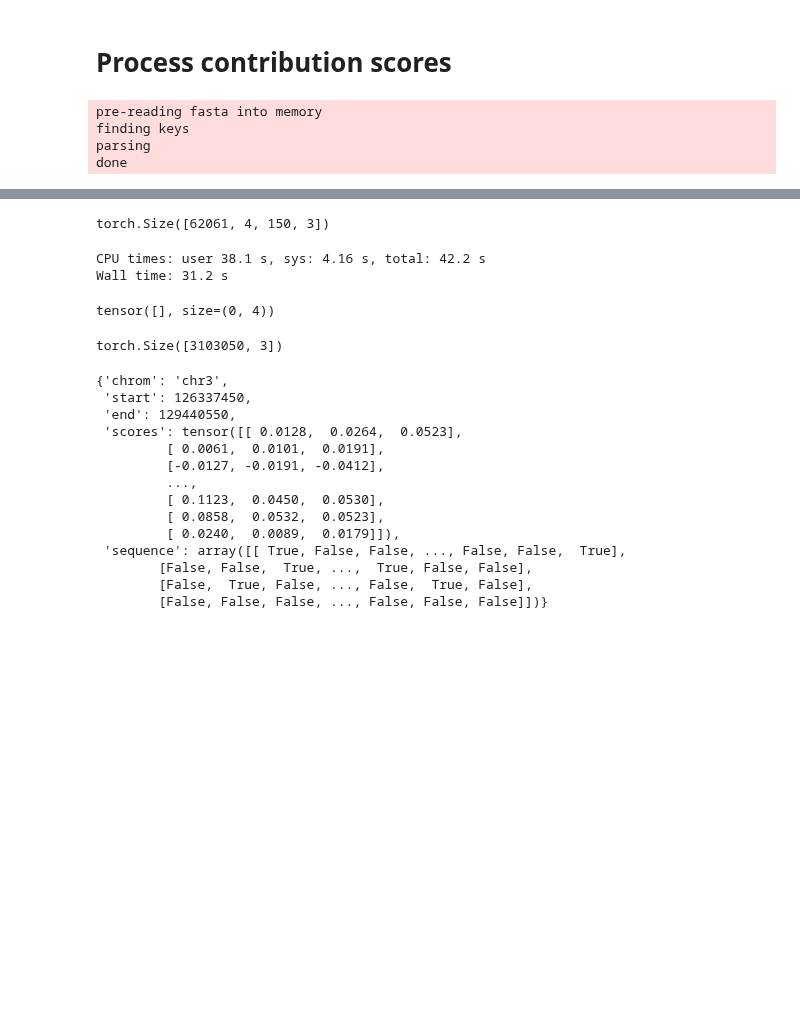
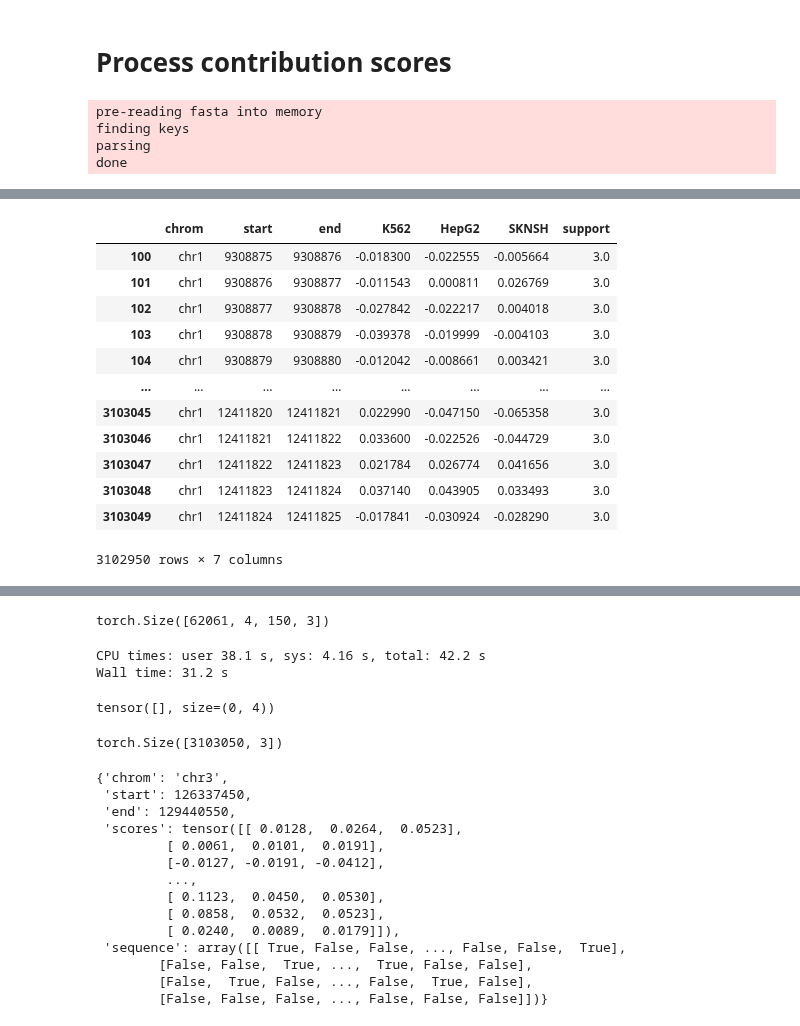
Before and after one commit to sjgosai/boda2, a Jupyter notebook: analysis/SG019__dsub_contrib_scores/stitch_contrib_scores.ipynb, the cells around one changed output, grey strips where cells are left out. Cells and saved outputs as stored; diff of their text form; code cells hidden in the pictures; blank space fills up the shorter version.

```diff
--- a/analysis/SG019__dsub_contrib_scores/stitch_contrib_scores.ipynb
+++ b/analysis/SG019__dsub_contrib_scores/stitch_contrib_scores.ipynb
@@ -101,10 +137,36 @@ def process_chunk(scores, positions, fasta, contig_keys=None):
         'start'   : positions[0,1],
         'end'     : positions[-1,2],
         'scores'  : agg_scores,
+        'support' : torch.sparse.sum( sparse_filled, dim=0 ).to_dense(),
         'sequence': fasta.fasta[chrom][:, positions[0,1]:positions[-1,2]]
     }
 
     return results
+
+def trim_chunk(chunk, left, right):
+    chrom, start, end, scores, sequence = [ chunk[k] for k in ['chrom', 'start', 'end', 'scores', 'sequence'] ]
+
+    front_clip =   left - start if left - start != 0 else None
+    rear_clip  = -(end  - right) if end  - right != 0 else None
+
+    assert ((left - start) >= 0) and ((end  - right) >= 0), "unexpected negative trims"
+
+    start = left
+    end   = right
+
+    scores   =   scores[   front_clip:rear_clip]
+    sequence = sequence[:, front_clip:rear_clip]
+
+    results = {
+        'chrom'   : chrom,
+        'start'   : start,
+        'end'     : end,
+        'scores'  : scores,
+        'sequence': sequence
+    }
+
+    return results
+
 
 def trim_data(scores, positions, nt=0):
     n_items, n_tokens, length, features = scores.shape
@@ -144,3 +206,9 @@ def proc_data(data_list, filenames):
         df.columns = [header_str]
         df.to_csv(fn, sep='\t', index=False, quoting=csv.QUOTE_NONE)
     return _hold
+
+def print_df(df, chrom, chunk_str, cell_type):
+    df.loc[:,['chrom','start','end',cell_type]] \
+      .to_csv(f'./bedGraphs/contrib__{chrom}__{cell_type}__chunk_{chunk_str}.bedGraph',
+              sep='\t', header=False, index=False, quoting=csv.QUOTE_NONE)
+    return None
@@ -146,0 +350,16 @@ def proc_data(data_list, filenames):
+# %%
+chunk_df
+# %% [output]
+|  | chrom | start | end | K562 | HepG2 | SKNSH | support |
+| 100 | chr1 | 9308875 | 9308876 | -0.018300 | -0.022555 | -0.005664 | 3.0 |
+| 101 | chr1 | 9308876 | 9308877 | -0.011543 | 0.000811 | 0.026769 | 3.0 |
+| 102 | chr1 | 9308877 | 9308878 | -0.027842 | -0.022217 | 0.004018 | 3.0 |
+| 103 | chr1 | 9308878 | 9308879 | -0.039378 | -0.019999 | -0.004103 | 3.0 |
+| 104 | chr1 | 9308879 | 9308880 | -0.012042 | -0.008661 | 0.003421 | 3.0 |
+| ... | ... | ... | ... | ... | ... | ... | ... |
+| 3103045 | chr1 | 12411820 | 12411821 | 0.022990 | -0.047150 | -0.065358 | 3.0 |
+| 3103046 | chr1 | 12411821 | 12411822 | 0.033600 | -0.022526 | -0.044729 | 3.0 |
+| 3103047 | chr1 | 12411822 | 12411823 | 0.021784 | 0.026774 | 0.041656 | 3.0 |
+| 3103048 | chr1 | 12411823 | 12411824 | 0.037140 | 0.043905 | 0.033493 | 3.0 |
+| 3103049 | chr1 | 12411824 | 12411825 | -0.017841 | -0.030924 | -0.028290 | 3.0 |
+3102950 rows × 7 columns
```
Also changed, not shown: parts of 27 cells of this notebook, 5 other files.
